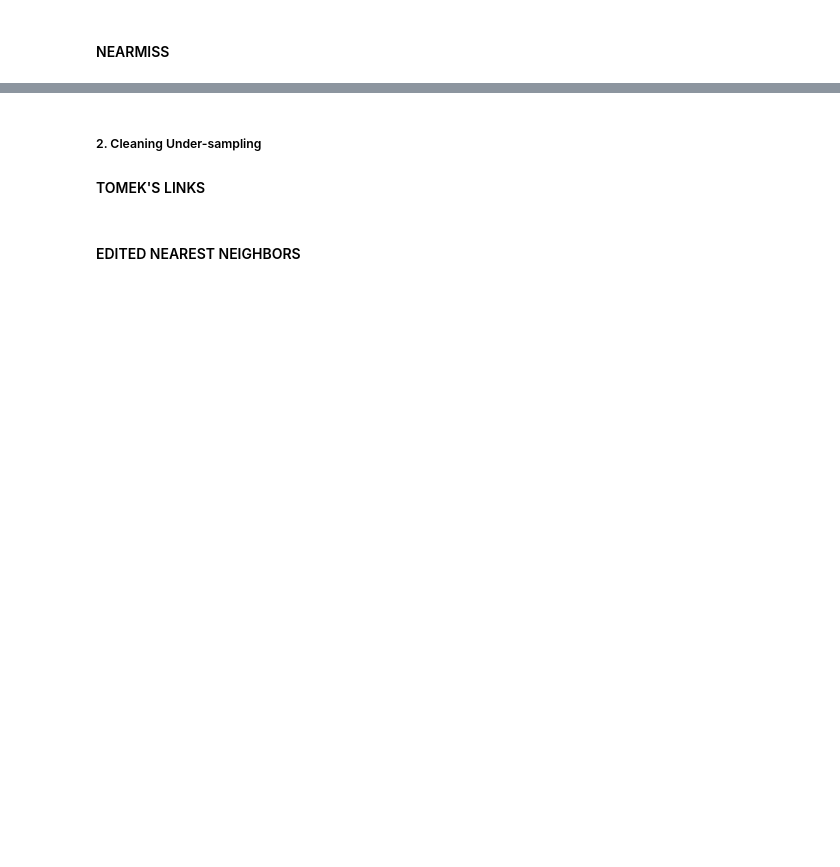
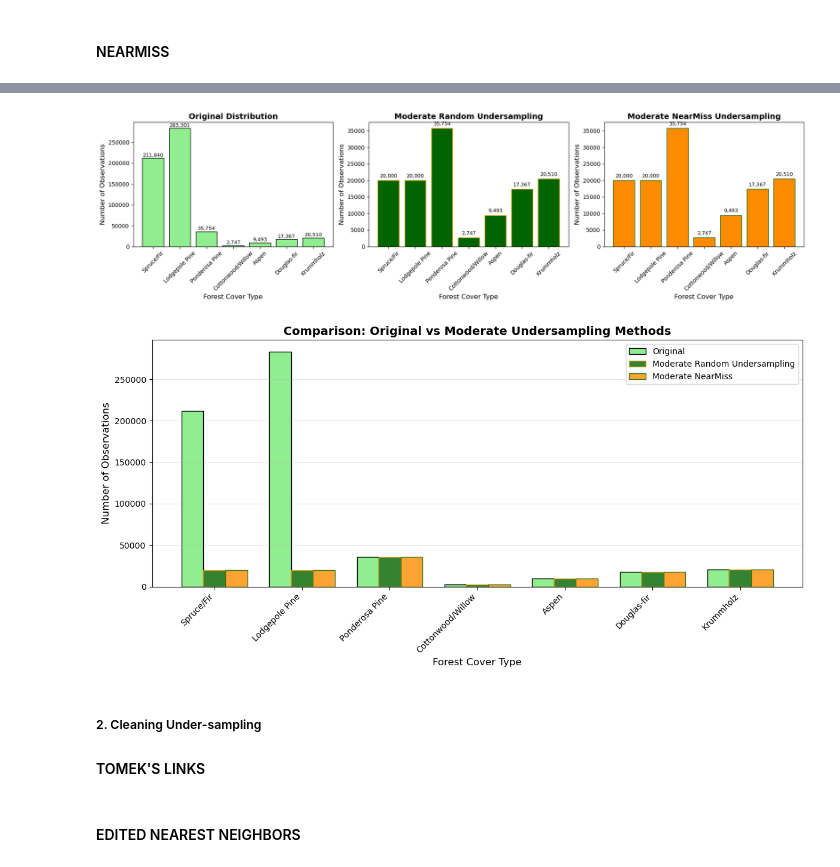
Before and after one commit to ineguiluz1/Forest-Covertype-Prediction-AML, a Jupyter notebook: notebooks/imbalance_analysis_and_mitigation.ipynb, the cells around one changed output, grey strips where cells are left out. Drawn from its saved outputs; the diff is of its cells as text; code cells hidden in the pictures; blank space fills up the shorter version.

```diff
--- a/notebooks/imbalance_analysis_and_mitigation.ipynb
+++ b/notebooks/imbalance_analysis_and_mitigation.ipynb
@@ -227,3 +283,81 @@ plt.show()
+# %%
+from collections import Counter
+
+# Class counts for each approach
+original_counts = Counter(y)
+random_under_counts = Counter(y_moderate_undersample)
+nearmiss_counts = Counter(y_moderate_nm)
+
+comparison_data = []
+for class_num in sorted(original_counts.keys()):
+    comparison_data.append({
+        'Class': covertype_class[class_num],
+        'Original': original_counts[class_num],
+        'Moderate Random Undersampling': random_under_counts[class_num],
+        'Moderate NearMiss': nearmiss_counts[class_num]
+    })
+
+df_comparison = pd.DataFrame(comparison_data)
+
+
+fig, axes = plt.subplots(1, 3, figsize=(18, 5))
+
+# Original distribution
+axes[0].bar(df_comparison['Class'], df_comparison['Original'], color='lightgreen', edgecolor='black')
+axes[0].set_title('Original Distribution', fontsize=14, fontweight='bold')
+axes[0].set_xlabel('Forest Cover Type', fontsize=12)
+axes[0].set_ylabel('Number of Observations', fontsize=12)
+axes[0].tick_params(axis='x', rotation=45)
+for i, v in enumerate(df_comparison['Original']):
+    axes[0].text(i, v + 500, f'{v:,}', ha='center', va='bottom', fontsize=9)
+
+# Moderate Random Undersampling distribution
+axes[1].bar(df_comparison['Class'], df_comparison['Moderate Random Undersampling'], color='darkgreen', edgecolor='orange')
+axes[1].set_title('Moderate Random Undersampling', fontsize=14, fontweight='bold')
+axes[1].set_xlabel('Forest Cover Type', fontsize=12)
+axes[1].set_ylabel('Number of Observations', fontsize=12)
+axes[1].tick_params(axis='x', rotation=45)
+for i, v in enumerate(df_comparison['Moderate Random Undersampling']):
+    axes[1].text(i, v + 500, f'{v:,}', ha='center', va='bottom', fontsize=9)
+
+# Moderate NearMiss distribution
+axes[2].bar(df_comparison['Class'], df_comparison['Moderate NearMiss'], color='darkorange', edgecolor='darkgreen')
+axes[2].set_title('Moderate NearMiss Undersampling', fontsize=14, fontweight='bold')
+axes[2].set_xlabel('Forest Cover Type', fontsize=12)
+axes[2].set_ylabel('Number of Observations', fontsize=12)
+axes[2].tick_params(axis='x', rotation=45)
+for i, v in enumerate(df_comparison['Moderate NearMiss']):
+    axes[2].text(i, v + 500, f'{v:,}', ha='center', va='bottom', fontsize=9)
+
+plt.tight_layout()
+plt.show()
+
+# Grouped bar chart for direct comparison
+fig, ax = plt.subplots(figsize=(12, 6))
+x = range(len(df_comparison['Class']))
+width = 0.25
+
+bars1 = ax.bar([i - width for i in x], df_comparison['Original'], width,
+               label='Original', color='lightgreen', edgecolor='black')
+bars2 = ax.bar([i for i in x], df_comparison['Moderate Random Undersampling'], width,
+               label='Moderate Random Undersampling', color='darkgreen', edgecolor='orange', alpha=0.8)
+bars3 = ax.bar([i + width for i in x], df_comparison['Moderate NearMiss'], width,
+               label='Moderate NearMiss', color='darkorange', edgecolor='darkgreen', alpha=0.8)
+
+ax.set_xlabel('Forest Cover Type', fontsize=12)
+ax.set_ylabel('Number of Observations', fontsize=12)
+ax.set_title('Comparison: Original vs Moderate Undersampling Methods',
+             fontsize=14, fontweight='bold')
+ax.set_xticks(x)
+ax.set_xticklabels(df_comparison['Class'], rotation=45, ha='right')
+ax.legend()
+ax.grid(axis='y', alpha=0.3)
+
+plt.tight_layout()
+plt.show()
+# %% [output]
+[figure, added]
+[figure, added]
 # %% [markdown]
 ##### 2. Cleaning Under-sampling
 
```
Also changed, not shown: parts of 8 cells of this notebook, 4 other files.
